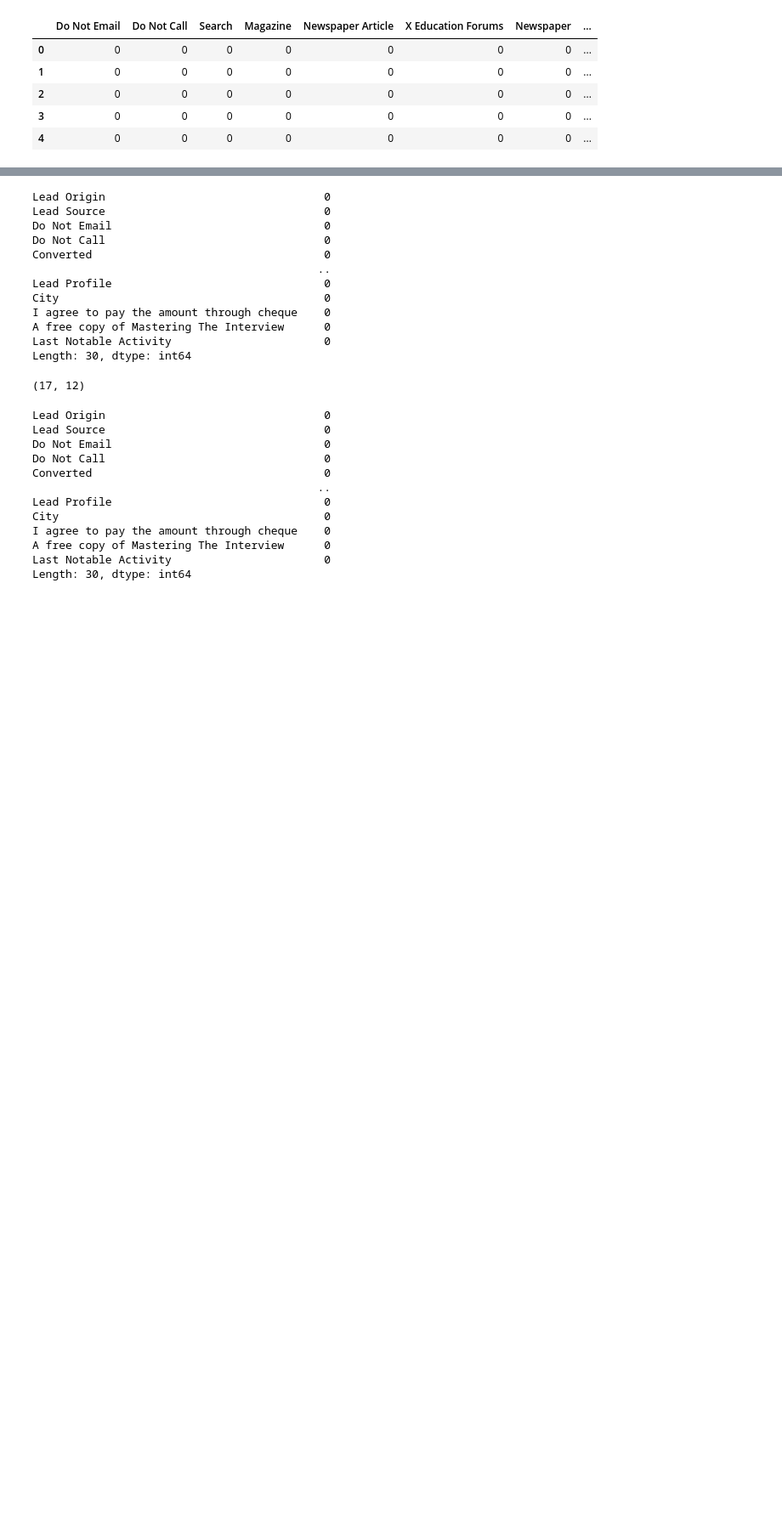
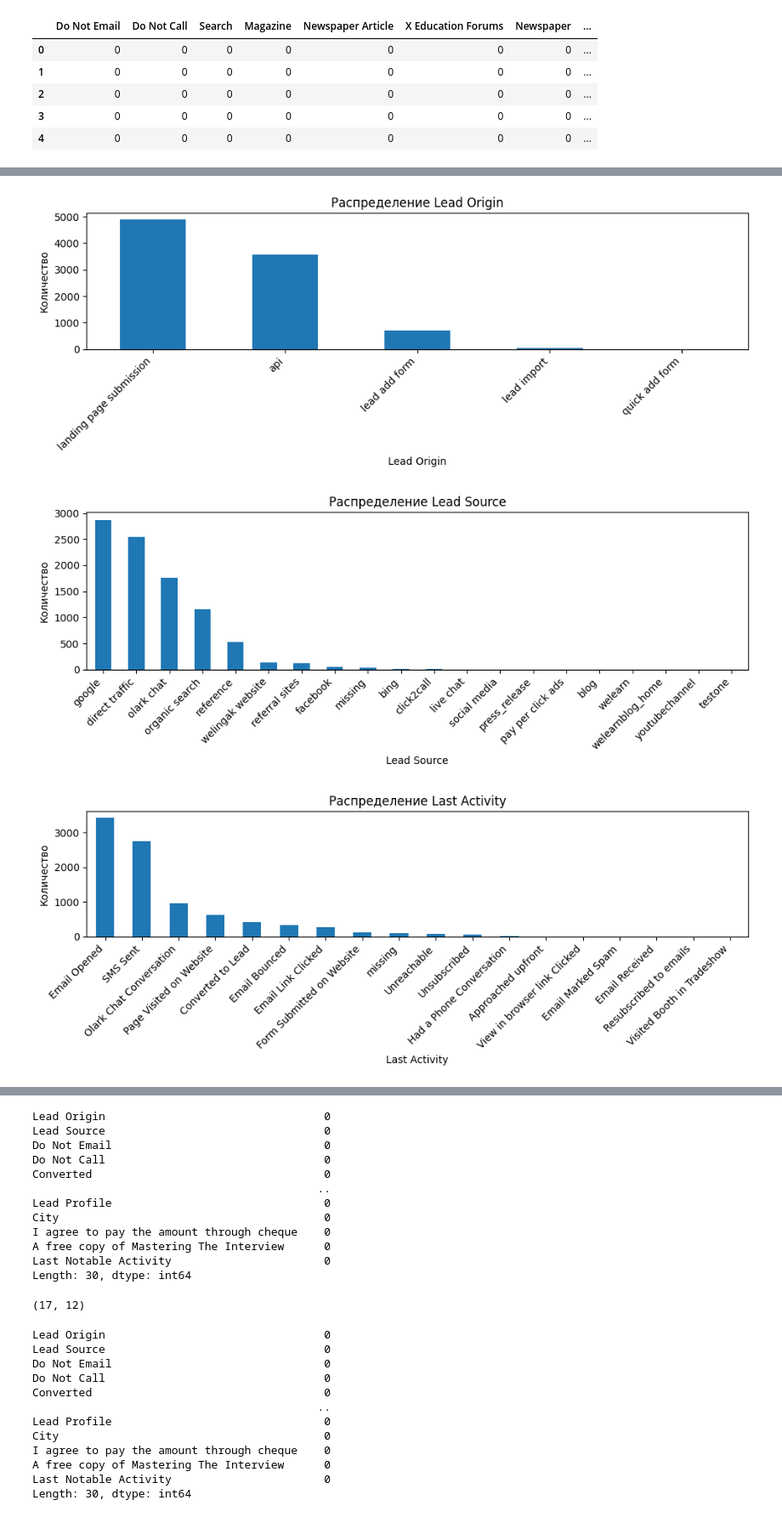
Before and after one commit to Madarakill/LS_EDU, a Jupyter notebook: Анализ набора данных.ipynb, the cells around one changed output, grey strips where cells are left out. Shown at 85% size. Saved outputs shown, nothing was run; the diff lists cells and outputs as text; code cells hidden in the pictures; blank space fills up the shorter version.

```diff
--- a/Анализ набора данных.ipynb
+++ b/Анализ набора данных.ipynb
@@ -249,3 +249,33 @@ View in browser link Clicked       1
 Form Submitted on Website          1
 Email Received                     1
 Name: count, Length: 16, dtype: int64
+# %%
+# Визуализация распределения категориальных признаков
+
+categorical_col = [
+    'Lead Origin', 'Lead Source', 'Last Activity', 'Country', 'Specialization',
+    'How did you hear about X Education', 'What is your current occupation',
+    'What matters most to you in choosing a course', 'Lead Profile',
+    'City', 'Tags', 'Last Notable Activity'
+]
+
+for col in categorical_col:
+    counts = (
+        df[col]
+        .fillna('missing')
+        .value_counts(dropna=False)
+        .head(20)
+    )
+
+    plt.figure(figsize=(10, 4))
+    counts.plot(kind='bar')
+    plt.title(f'Распределение {col}')
+    plt.xlabel(col)
+    plt.ylabel('Количество')
+    plt.xticks(rotation=45, ha='right')
+    plt.tight_layout()
+    plt.show()
+# %% [output]
+[figure, added]
+[figure, added]
+[figure, added]
```
Also changed, not shown: parts of 13 cells of this notebook.
